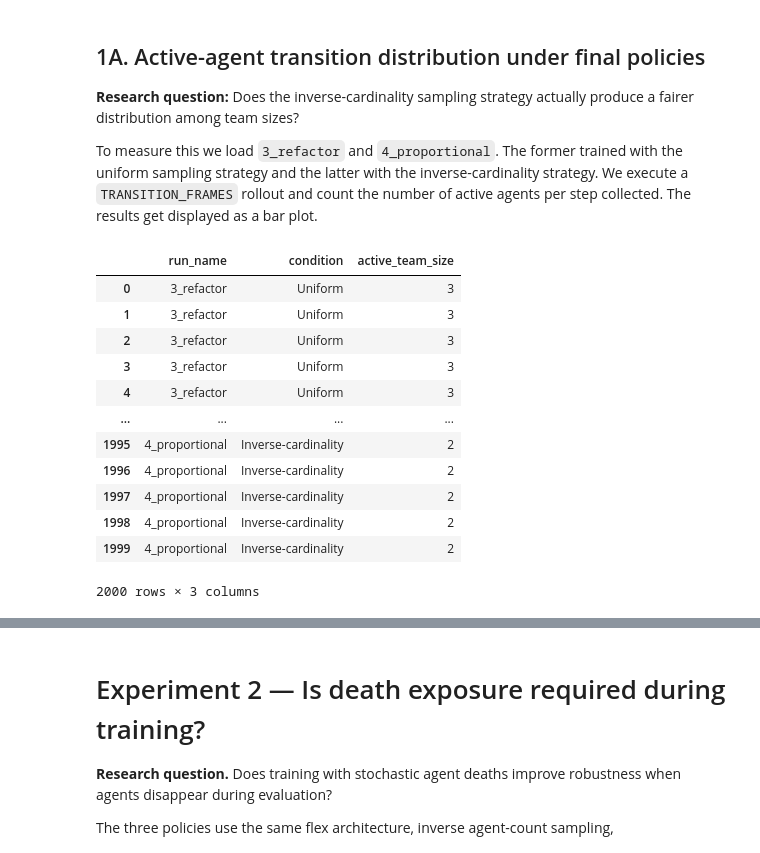
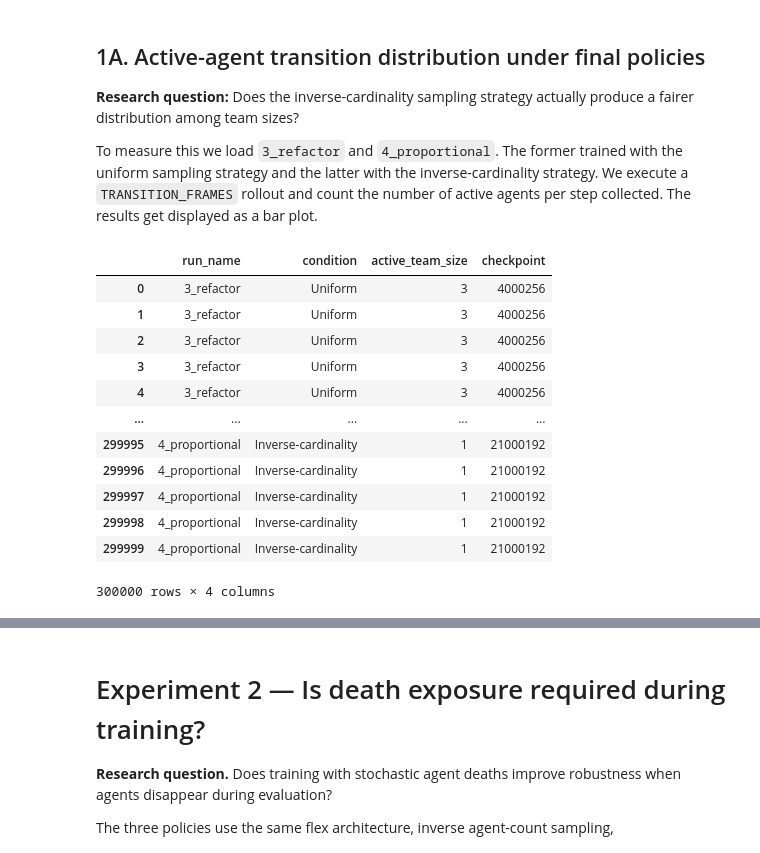
Before and after one commit to Project-GrADyS/distributed-rl, a Jupyter notebook: projects/data-harvesting/analysis/ras_2026.ipynb, the cells around one changed output, grey strips where cells are left out. Saved outputs shown, nothing was run; the diff lists cells and outputs as text; code cells hidden in the pictures.

```diff
--- a/projects/data-harvesting/analysis/ras_2026.ipynb
+++ b/projects/data-harvesting/analysis/ras_2026.ipynb
@@ -167,31 +154,49 @@ def collect_transition_rollout(run, frames):
+# %%
+@torch.no_grad()
+def collect_transition_rollout(run: ExperimentRun, frames: int, checkpoint: int):
+    config = run.config
+    model = run.checkpoint(checkpoint)
+    actor = deepcopy(model.load()).cpu().requires_grad_(False)
+    policy, noise = create_exploratory_actor(actor, torch.device("cpu"), config)
+    policy.train()
+
+    env = make_env(config)
+    try:
+        env.set_seed(TRANSITION_COLLECTION_SEED)  # Seeds Python, NumPy, and PyTorch.
+        with set_exploration_type(ExplorationType.RANDOM):
+            return env.rollout(frames, policy, break_when_any_done=False, return_contiguous=True)
+    finally:
+        env.close()
 # %%
 transition_frames, transition_metadata = [], []
 for run_name, condition in TRANSITION_CONDITIONS.items():
-    run = RUNS[run_name]
-    rollout = collect_transition_rollout(run, TRANSITION_FRAMES)
-    active = rollout["agents", "mask"].sum(-1).numpy()
-    assert active.size == rollout.numel() == TRANSITION_FRAMES
-    assert np.isin(active, TRANSITION_TEAM_SIZES).all()
-    transition_frames.append(pd.DataFrame({
-        "run_name": run_name,
-        "condition": condition,
-        "active_team_size": active,
-    }))
-    del rollout
+    for checkpoint in TRANSITION_CHECKPOINTS:
+        run = RUNS[run_name]
+        rollout = collect_transition_rollout(run, TRANSITION_FRAMES, checkpoint)
+        active = rollout["agents", "mask"].sum(-1).numpy()
+        assert active.size == rollout.numel() == TRANSITION_FRAMES
+        assert np.isin(active, TRANSITION_TEAM_SIZES).all()
+        transition_frames.append(pd.DataFrame({
+            "run_name": run_name,
+            "condition": condition,
+            "active_team_size": active,
+            "checkpoint": checkpoint
+        }))
+        del rollout
 
 transitions = pd.concat(transition_frames, ignore_index=True)
 transitions
 # %% [output]
-|  | run_name | condition | active_team_size |
-| 0 | 3_refactor | Uniform | 3 |
-| 1 | 3_refactor | Uniform | 3 |
-| 2 | 3_refactor | Uniform | 3 |
-| 3 | 3_refactor | Uniform | 3 |
-| 4 | 3_refactor | Uniform | 3 |
-| ... | ... | ... | ... |
-| 1995 | 4_proportional | Inverse-cardinality | 2 |
-| 1996 | 4_proportional | Inverse-cardinality | 2 |
-| 1997 | 4_proportional | Inverse-cardinality | 2 |
-| 1998 | 4_proportional | Inverse-cardinality | 2 |
-| 1999 | 4_proportional | Inverse-cardinality | 2 |
+|  | run_name | condition | active_team_size | checkpoint |
+| 0 | 3_refactor | Uniform | 3 | 4000256 |
+| 1 | 3_refactor | Uniform | 3 | 4000256 |
+| 2 | 3_refactor | Uniform | 3 | 4000256 |
+| 3 | 3_refactor | Uniform | 3 | 4000256 |
+| 4 | 3_refactor | Uniform | 3 | 4000256 |
+| ... | ... | ... | ... | ... |
+| 299995 | 4_proportional | Inverse-cardinality | 1 | 21000192 |
+| 299996 | 4_proportional | Inverse-cardinality | 1 | 21000192 |
+| 299997 | 4_proportional | Inverse-cardinality | 1 | 21000192 |
+| 299998 | 4_proportional | Inverse-cardinality | 1 | 21000192 |
+| 299999 | 4_proportional | Inverse-cardinality | 1 | 21000192 |
-2000 rows × 3 columns
+300000 rows × 4 columns
```
Also changed, not shown: parts of 9 cells of this notebook.
